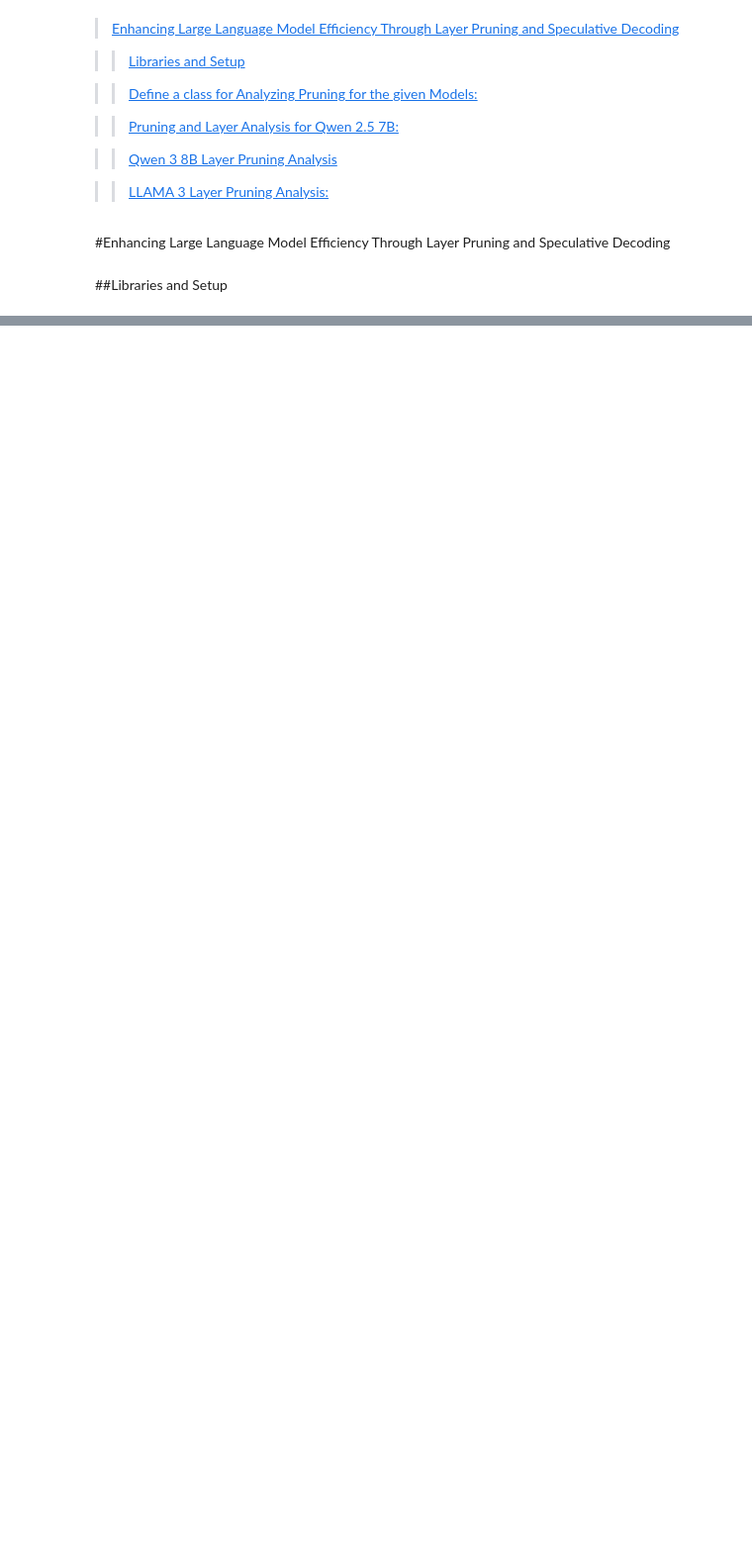
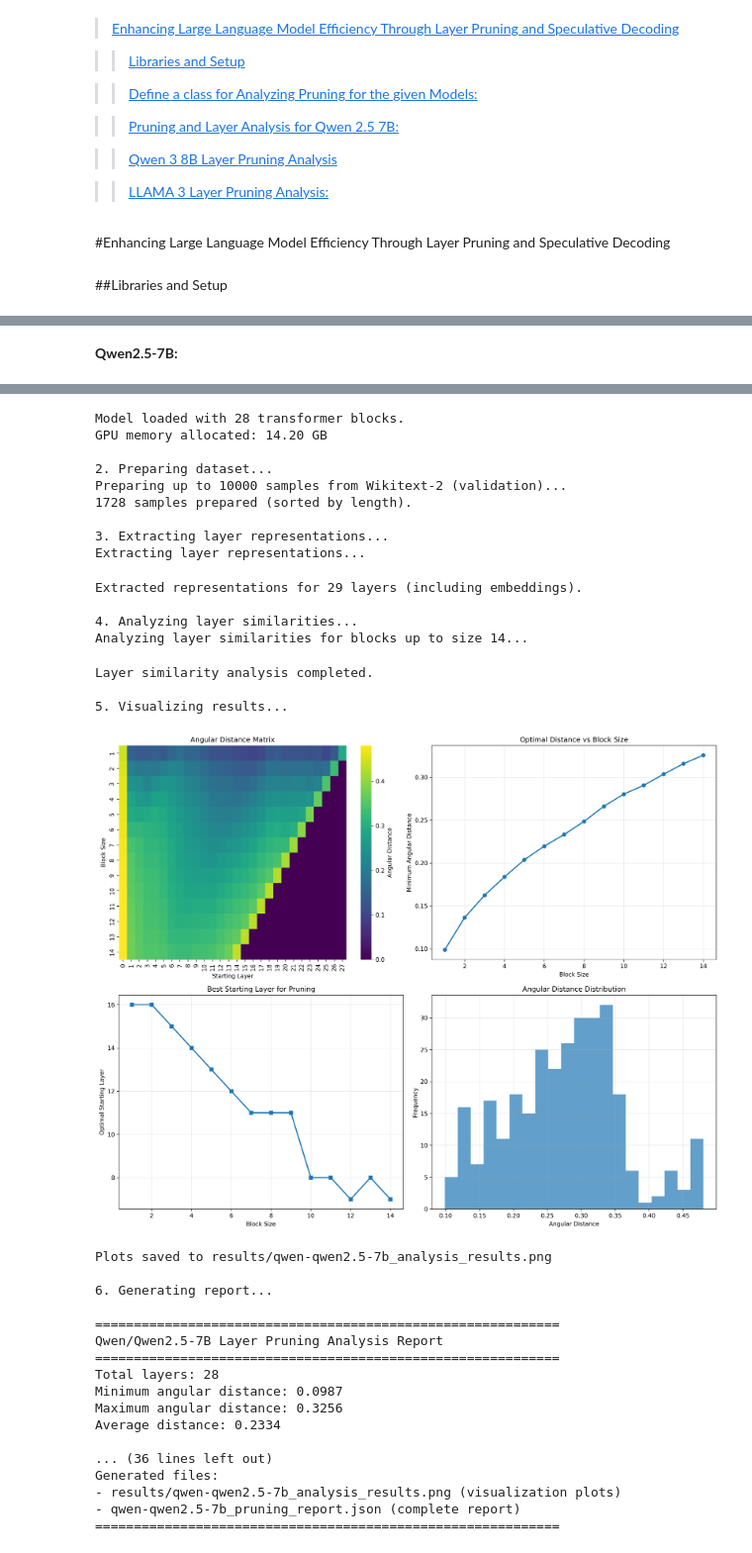
Before and after one commit to bhzadjnty7/Enhancing-Large-Language-Models-LLAMA-QWEN-Efficiency-Through-Layer-Pruning, a Jupyter notebook: LLM_Compression_Project_p1.ipynb, the cells around one changed output, grey strips where cells are left out. Shown at 99% size. Cells and saved outputs as stored; diff of their text form; code cells hidden in the pictures; blank space fills up the shorter version.

```diff
--- a/LLM_Compression_Project_p1.ipynb
+++ b/LLM_Compression_Project_p1.ipynb
@@ -1630,0 +193,12 @@ Generated files:
+# %% [markdown]
+**Qwen2.5-7B:**
+# %%
+an = LayerPruningAnalyzer(
+    model_name="Qwen/Qwen2.5-7B",
+    dtype="bf16",
+    use_8bit=False,
+    batch_size=8,
+    max_samples=10000,
+)
+an.run_full_analysis()
+# %% [output]
@@ -1630,0 +209,34 @@ Generated files:
+Model loaded with 28 transformer blocks.
+GPU memory allocated: 14.20 GB
+
+2. Preparing dataset...
+Preparing up to 10000 samples from Wikitext-2 (validation)...
+1728 samples prepared (sorted by length).
+
+3. Extracting layer representations...
+Extracting layer representations...
+Extracted representations for 29 layers (including embeddings).
+
+4. Analyzing layer similarities...
+Analyzing layer similarities for blocks up to size 14...
+Layer similarity analysis completed.
+
+5. Visualizing results...
+[figure, added]
+Plots saved to results/qwen-qwen2.5-7b_analysis_results.png
+
+6. Generating report...
+
+============================================================
+Qwen/Qwen2.5-7B Layer Pruning Analysis Report
+============================================================
+Total layers: 28
+Minimum angular distance: 0.0987
+Maximum angular distance: 0.3256
+Average distance: 0.2334
+
+... (36 lines left out)
+Generated files:
+- results/qwen-qwen2.5-7b_analysis_results.png (visualization plots)
+- qwen-qwen2.5-7b_pruning_report.json (complete report)
+============================================================
```
Also changed, not shown: parts of 40 cells of this notebook, 12 other files.
